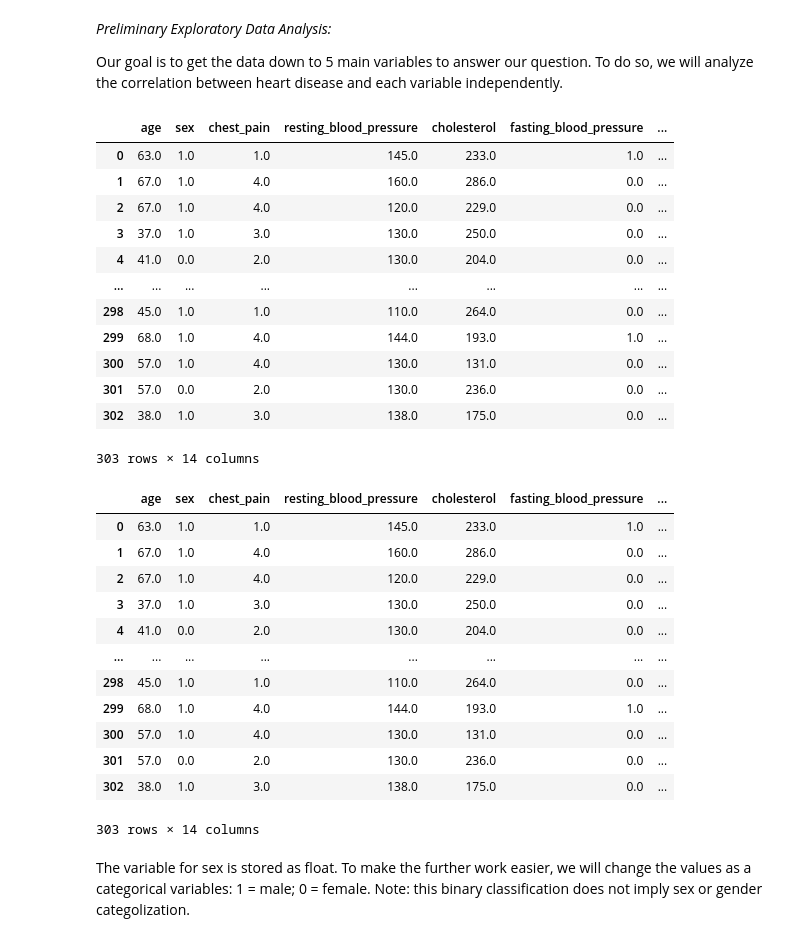
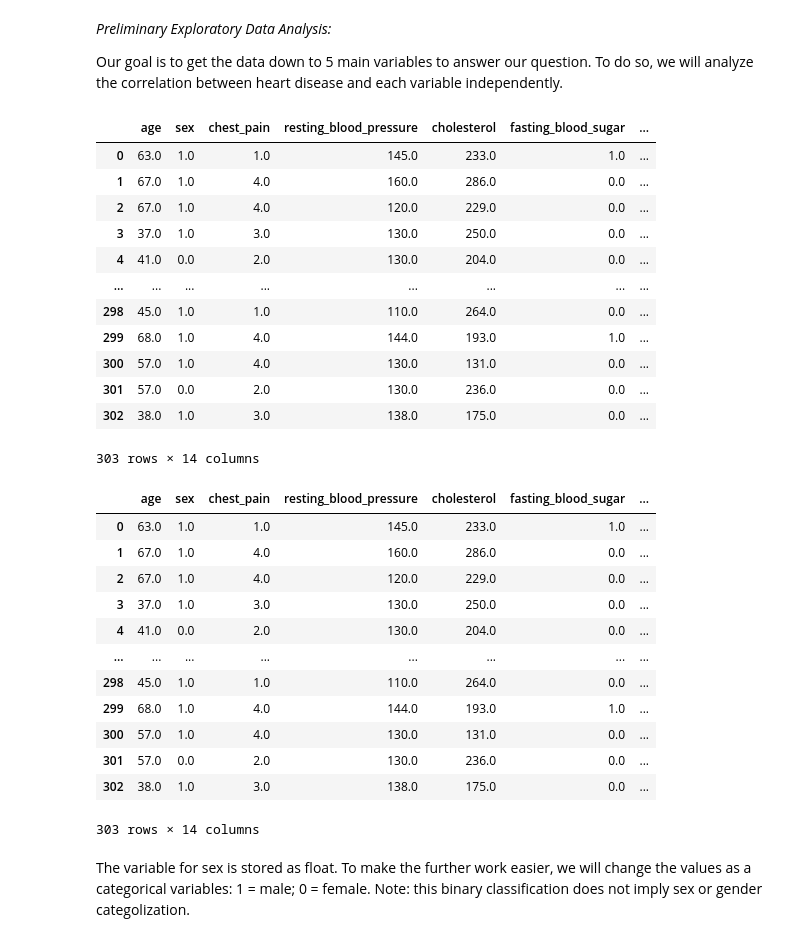
Before and after one commit to ytorigata/dsci-100-2022w2-group-22, a Jupyter notebook: docs/group_project_proposal.ipynb, the cells around one changed output. Cells and saved outputs as stored; diff of their text form; code cells hidden in the pictures.

Commit message:
Changed the column name for fasting blood sugar
The value was wrongly interpreted as fasting blood pressure, but it was actually fasting blood sugar

```diff
--- a/docs/group_project_proposal.ipynb
+++ b/docs/group_project_proposal.ipynb
@@ -39,23 +39,23 @@ import pandas as pd
 # %%
 heart_disease_data = pd.read_csv("data/processed.cleveland.data", names = [
     "age",
     "sex",
     "chest_pain",
     "resting_blood_pressure",
     "cholesterol",
-    "fasting_blood_pressure",
+    "fasting_blood_sugar",
     "resting_electrocardiographic _results",
     "max_heart_rate",
     "exercise_induced_angina",
     "ST_depression_exercise",
     "slope_ST",
     "major_vessels",
     "thal",
     "diagnosis"
 ])
 heart_disease_data
 # %% [output]
-|  | age | sex | chest_pain | resting_blood_pressure | cholesterol | fasting_blood_pressure | ... |
+|  | age | sex | chest_pain | resting_blood_pressure | cholesterol | fasting_blood_sugar | ... |
 | 0 | 63.0 | 1.0 | 1.0 | 145.0 | 233.0 | 1.0 | ... |
 | 1 | 67.0 | 1.0 | 4.0 | 160.0 | 286.0 | 0.0 | ... |
 | 2 | 67.0 | 1.0 | 4.0 | 120.0 | 229.0 | 0.0 | ... |
@@ -72,7 +72,7 @@ heart_disease_data
 heart_disease_data.dropna
 heart_disease_data
 # %% [output]
-|  | age | sex | chest_pain | resting_blood_pressure | cholesterol | fasting_blood_pressure | ... |
+|  | age | sex | chest_pain | resting_blood_pressure | cholesterol | fasting_blood_sugar | ... |
 | 0 | 63.0 | 1.0 | 1.0 | 145.0 | 233.0 | 1.0 | ... |
 | 1 | 67.0 | 1.0 | 4.0 | 160.0 | 286.0 | 0.0 | ... |
 | 2 | 67.0 | 1.0 | 4.0 | 120.0 | 229.0 | 0.0 | ... |
```
Also changed, not shown: parts of 4 cells of this notebook.
